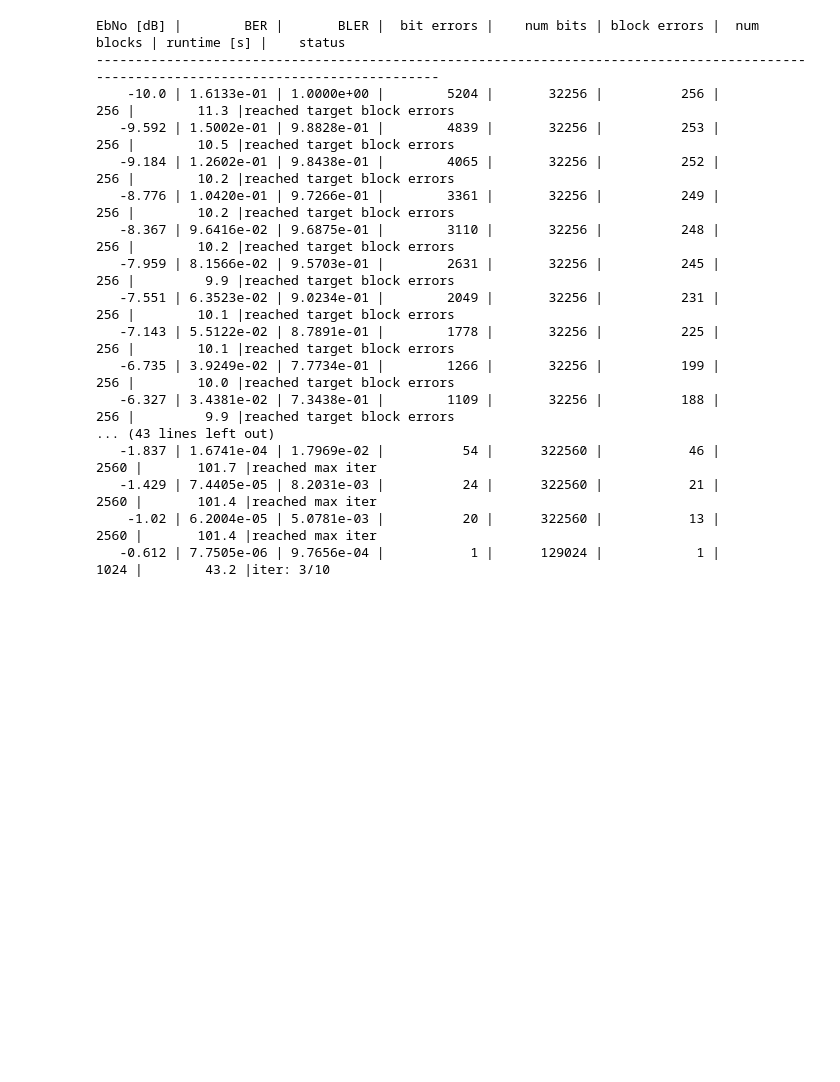
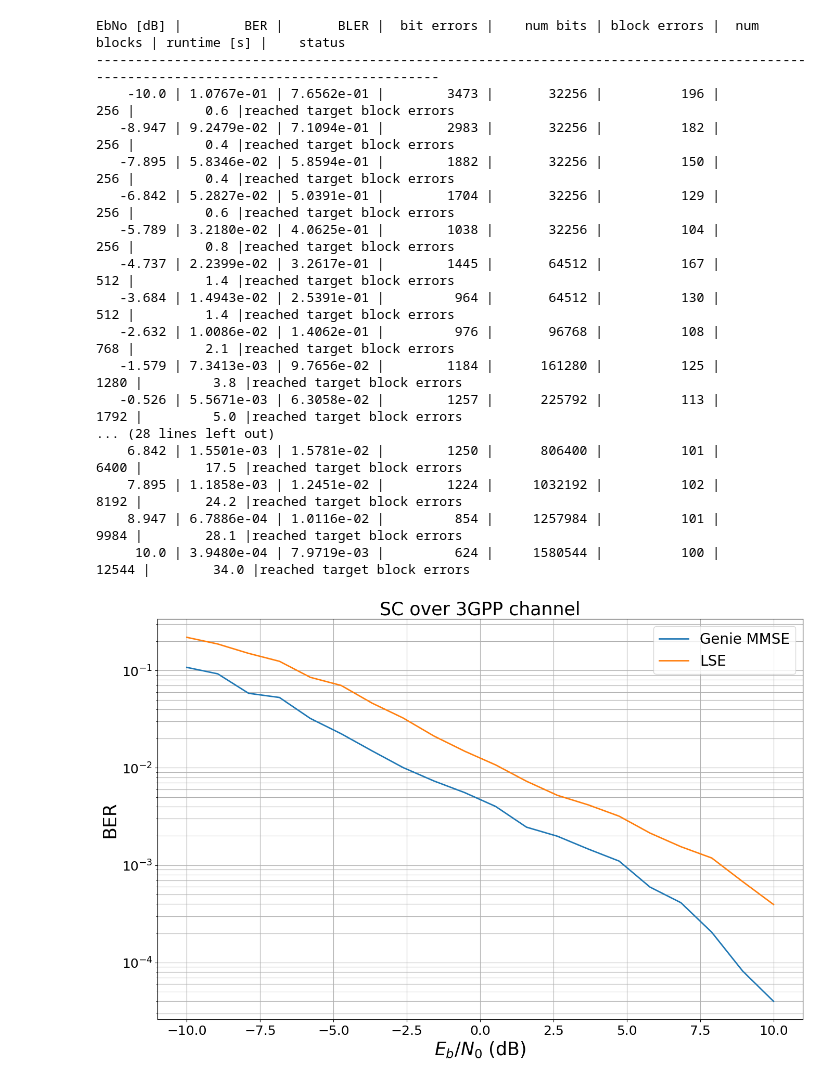
Before and after one commit to Fabian-Gruber/ip-sionna, a Jupyter notebook: notebooks/simo_simulation.ipynb, the cells around one changed output. Cells and saved outputs as stored; diff of their text form; code cells hidden in the pictures; blank space fills up the shorter version.

Commit message:
fix: fixed calculation of covariance matrix

```diff
--- a/notebooks/simo_simulation.ipynb
+++ b/notebooks/simo_simulation.ipynb
@@ -613,7 +613,7 @@ def channel_generation(batch_size, n_coherences, n_antennas):
     SIMO version.
     """
     path_sigma = 2.0
-    n_path = 256
+    n_path = 1
     channel = SCMMulti(path_sigma=path_sigma, n_path=n_path)
 
     # generate channel samples with a certain batch size
@@ -626,7 +626,7 @@ def channel_generation(batch_size, n_coherences, n_antennas):
 
     for i in range(batch_size):
         # Calculate the covariance matrix for each sample
-        C[i, :, :] = toeplitz(t[i, :])
+        C[i, :, :] = np.transpose(toeplitz(t[i, :]))
 
     # print('Generated ' + str(batch_size) + ' SIMO channel samples of size ' + str(n_antennas) + 'x1.')
 
@@ -720,7 +721,7 @@ class genie_mmse_estimator(tf.keras.Model):
 
     def __call__(self, y, no, C, pilot):
 
-        #print('no: ', no)
+        # print('no: ', no)
 
         # noise_var = no^2 * I. Be careful of the data types!
         noise_var = tf.cast(no * tf.eye(C.shape[-1], batch_shape=[C.shape[0]]), dtype=tf.complex64)
@@ -732,23 +733,29 @@ class genie_mmse_estimator(tf.keras.Model):
 
         eigenvalues, eigenvectors = tf.linalg.eigh(scaled_C)
 
+        # print('shape of eigenvalues: ', eigenvalues.shape)
+
         # Compute the inverse of (Lambda * noise_var)^-1
         inverse_lambda_noise_var = tf.linalg.inv(tf.linalg.diag(eigenvalues) + noise_var)
 
         # Compute the inverse of the sum
-        # inverse = tf.matmul(tf.matmul(eigenvectors, inverse_lambda_noise_var), tf.transpose(eigenvectors, conjugate=True, perm=[0, 2, 1]))
+        inverse = tf.matmul(tf.matmul(eigenvectors, inverse_lambda_noise_var), tf.transpose(eigenvectors, conjugate=True, perm=[0, 2, 1]))
 
         # print('shape of einsum of inverse_lambda_noise_var: ', tf.einsum('ijk,ilk->ijl', inverse_lambda_noise_var, tf.transpose(eigenvectors, conjugate=True, perm=[0, 1, 2])).shape)
 
-        # inverse = tf.einsum('ijk,ikl->ijl', eigenvectors, tf.einsum('ijk,ilk->ijl', inverse_lambda_noise_var, tf.transpose(eigenvectors, conjugate=True, perm=[0, 1, 2])))
+        # inverse_2 = tf.einsum('ijk,ikl->ijl', eigenvectors, tf.einsum('ijk,ilk->ijl', inverse_lambda_noise_var, tf.transpose(eigenvectors, conjugate=True, perm=[0, 1, 2])))
 
-        inverse = tf.linalg.inv(scaled_C + noise_var)
+        # inverse = tf.linalg.inv(scaled_C + noise_var)
 
         # print('where are inverse and inverse_2 the same: ', tf.reduce_sum(tf.where(tf.abs(inverse - inverse_2) > 1e-2, tf.ones_like(inverse), tf.zeros_like(inverse))))
 
+        # print('inverse * (noise + scaled_C): ', tf.matmul(inverse, noise_var + scaled_C)[0, :10, :10])
+
         # print('eigenvalues: ', eigenvalues[0, :])
-        # print('maximum value of eigenvalues: ', tf.math.reduce_max(tf.math.real(eigenvalues), axis=1)[0])
-        # print('minimum value of eigenvalues: ', tf.math.reduce_min(tf.math.real(eigenvalues), axis=1)[0])
+        # print('shape of maximum value of eigenvalues: ', tf.math.reduce_max(tf.math.reduce_max(tf.math.real(eigenvalues), axis=1)))
+        # print('maximum value of eigenvalues: ', tf.math.reduce_max(tf.math.reduce_max(tf.math.real(eigenvalues), axis=1)))
+        # print('minimum value of eigenvalues: ', tf.math.reduce_min(tf.math.reduce_min(tf.math.real(eigenvalues), axis=1)))
+        # print('condition number of scaled_C: ', tf.math.reduce_max(tf.math.reduce_max(tf.math.real(eigenvalues), axis=1)) / tf.math.reduce_min(tf.math.reduce_min(tf.math.real(eigenvalues), axis=1)))
 
         # scaled_C_2 = conj(p) * C
         scaled_C_2 = tf.math.conj(pilot) * tf.cast(C, dtype=tf.complex64)
@@ -761,7 +768,7 @@ class genie_mmse_estimator(tf.keras.Model):
 
         # h_hat_mmse = (scaled_C_2 * inverse) * y. Be careful of the data types!
         h_hat_mmse = tf.matmul(matrix, tf.transpose(tf.cast(y, dtype=tf.complex64), perm=[0, 2, 1]))
-        h_hat_mmse_2 = tf.einsum('ijk,ilk->ijl', matrix, y)
+        # h_hat_mmse_2 = tf.einsum('ijk,ilk->ijl', matrix, y)
 
         # print('shape of y: ', y.shape)
         # print('shape of h_hat_mmse: ', h_hat_mmse.shape)
@@ -955,49 +964,50 @@ batch_size = 128 # How many examples are processed by Sionna in parallel
 n_coherence = 1
 n_antennas = 32
 
 uncoded_mmse_model = end2endModel(num_bits_per_symbol=num_bits_per_symbol, block_length=block_length, n_coherence=n_coherence, n_antennas=n_antennas, genie_estimator=True)
 
 ber_plots = sn.utils.PlotBER("SC over 3GPP channel")
 ber_plots.simulate(
     uncoded_mmse_model,
-    ebno_dbs=np.linspace(ebno_db_min, ebno_db_max, 50),
+    ebno_dbs=np.linspace(ebno_db_min, ebno_db_max, 20),
     batch_size=batch_size,
     num_target_block_errors=100, # simulate until 100 block errors occured
     legend="Genie MMSE",
     soft_estimates=True,
-    max_mc_iter=10, # run 100 Monte-Carlo simulations (each with batch_size samples)
+    max_mc_iter=100, # run 100 Monte-Carlo simulations (each with batch_size samples)
     show_fig=False
 )
 
 uncoded_ls_model = end2endModel(num_bits_per_symbol=num_bits_per_symbol, block_length=block_length, n_coherence=n_coherence, n_antennas=n_antennas, genie_estimator=False)
 
 ber_plots.simulate(
     uncoded_ls_model,
-    ebno_dbs=np.linspace(ebno_db_min, ebno_db_max, 50),
+    ebno_dbs=np.linspace(ebno_db_min, ebno_db_max, 20),
     batch_size=batch_size,
     num_target_block_errors=100, # simulate until 100 block errors occured
     legend="LSE",
     soft_estimates=True,
-    max_mc_iter=10, # run 100 Monte-Carlo simulations (each with batch_size samples)
+    max_mc_iter=100, # run 100 Monte-Carlo simulations (each with batch_size samples)
     show_fig=False
 )
 
 ber_plots()
 # %% [output]
 EbNo [dB] |        BER |       BLER |  bit errors |    num bits | block errors |  num blocks | runtime [s] |    status
 ---------------------------------------------------------------------------------------------------------------------------------------
-    -10.0 | 1.6133e-01 | 1.0000e+00 |        5204 |       32256 |          256 |         256 |        11.3 |reached target block errors
-   -9.592 | 1.5002e-01 | 9.8828e-01 |        4839 |       32256 |          253 |         256 |        10.5 |reached target block errors
-   -9.184 | 1.2602e-01 | 9.8438e-01 |        4065 |       32256 |          252 |         256 |        10.2 |reached target block errors
-   -8.776 | 1.0420e-01 | 9.7266e-01 |        3361 |       32256 |          249 |         256 |        10.2 |reached target block errors
-   -8.367 | 9.6416e-02 | 9.6875e-01 |        3110 |       32256 |          248 |         256 |        10.2 |reached target block errors
-   -7.959 | 8.1566e-02 | 9.5703e-01 |        2631 |       32256 |          245 |         256 |         9.9 |reached target block errors
-   -7.551 | 6.3523e-02 | 9.0234e-01 |        2049 |       32256 |          231 |         256 |        10.1 |reached target block errors
-   -7.143 | 5.5122e-02 | 8.7891e-01 |        1778 |       32256 |          225 |         256 |        10.1 |reached target block errors
-   -6.735 | 3.9249e-02 | 7.7734e-01 |        1266 |       32256 |          199 |         256 |        10.0 |reached target block errors
-   -6.327 | 3.4381e-02 | 7.3438e-01 |        1109 |       32256 |          188 |         256 |         9.9 |reached target block errors
-... (43 lines left out)
-   -1.837 | 1.6741e-04 | 1.7969e-02 |          54 |      322560 |           46 |        2560 |       101.7 |reached max iter
-   -1.429 | 7.4405e-05 | 8.2031e-03 |          24 |      322560 |           21 |        2560 |       101.4 |reached max iter
-    -1.02 | 6.2004e-05 | 5.0781e-03 |          20 |      322560 |           13 |        2560 |       101.4 |reached max iter
-   -0.612 | 7.7505e-06 | 9.7656e-04 |           1 |      129024 |            1 |        1024 |        43.2 |iter: 3/10
+    -10.0 | 1.0767e-01 | 7.6562e-01 |        3473 |       32256 |          196 |         256 |         0.6 |reached target block errors
+   -8.947 | 9.2479e-02 | 7.1094e-01 |        2983 |       32256 |          182 |         256 |         0.4 |reached target block errors
+   -7.895 | 5.8346e-02 | 5.8594e-01 |        1882 |       32256 |          150 |         256 |         0.4 |reached target block errors
+   -6.842 | 5.2827e-02 | 5.0391e-01 |        1704 |       32256 |          129 |         256 |         0.6 |reached target block errors
+   -5.789 | 3.2180e-02 | 4.0625e-01 |        1038 |       32256 |          104 |         256 |         0.8 |reached target block errors
+   -4.737 | 2.2399e-02 | 3.2617e-01 |        1445 |       64512 |          167 |         512 |         1.4 |reached target block errors
+   -3.684 | 1.4943e-02 | 2.5391e-01 |         964 |       64512 |          130 |         512 |         1.4 |reached target block errors
+   -2.632 | 1.0086e-02 | 1.4062e-01 |         976 |       96768 |          108 |         768 |         2.1 |reached target block errors
+   -1.579 | 7.3413e-03 | 9.7656e-02 |        1184 |      161280 |          125 |        1280 |         3.8 |reached target block errors
+   -0.526 | 5.5671e-03 | 6.3058e-02 |        1257 |      225792 |          113 |        1792 |         5.0 |reached target block errors
+... (28 lines left out)
+    6.842 | 1.5501e-03 | 1.5781e-02 |        1250 |      806400 |          101 |        6400 |        17.5 |reached target block errors
+    7.895 | 1.1858e-03 | 1.2451e-02 |        1224 |     1032192 |          102 |        8192 |        24.2 |reached target block errors
+    8.947 | 6.7886e-04 | 1.0116e-02 |         854 |     1257984 |          101 |        9984 |        28.1 |reached target block errors
+     10.0 | 3.9480e-04 | 7.9719e-03 |         624 |     1580544 |          100 |       12544 |        34.0 |reached target block errors
+[figure, added]
```
Also changed, not shown: parts of 2 cells of this notebook, 6 other files.
